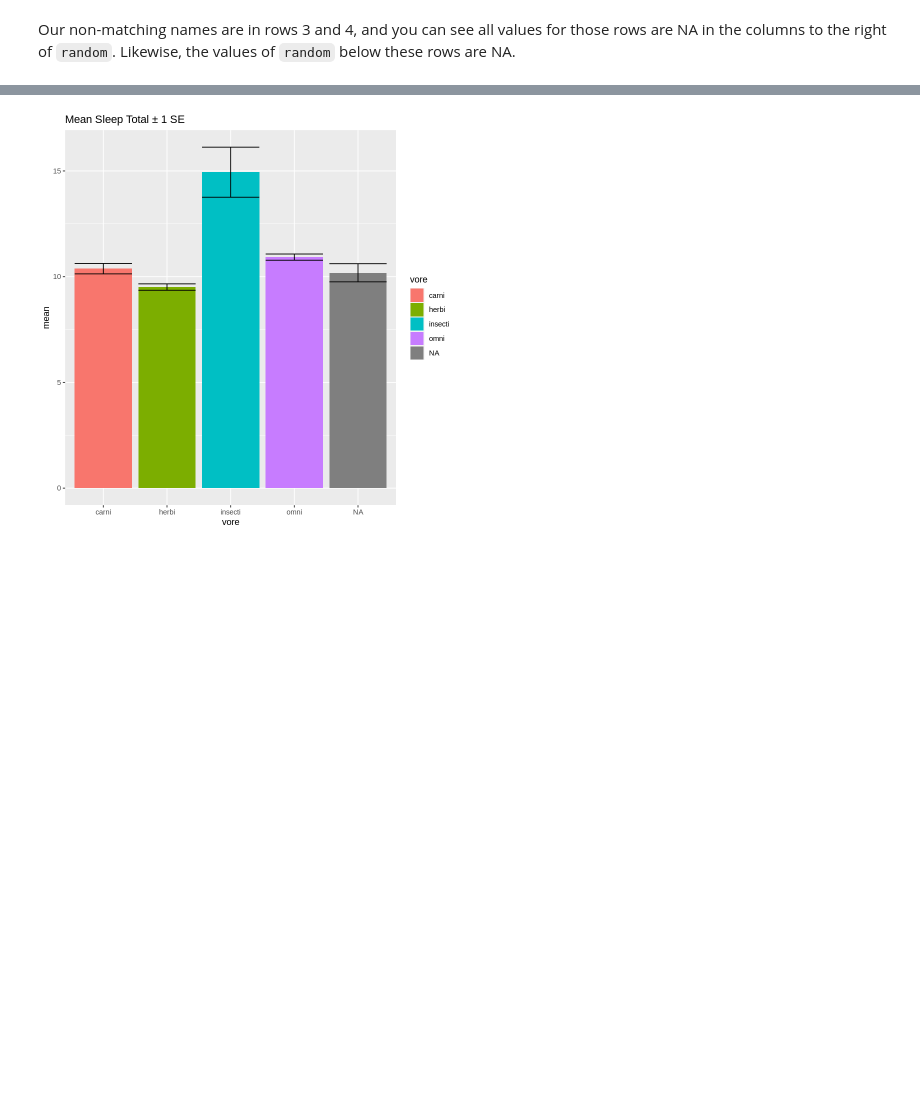
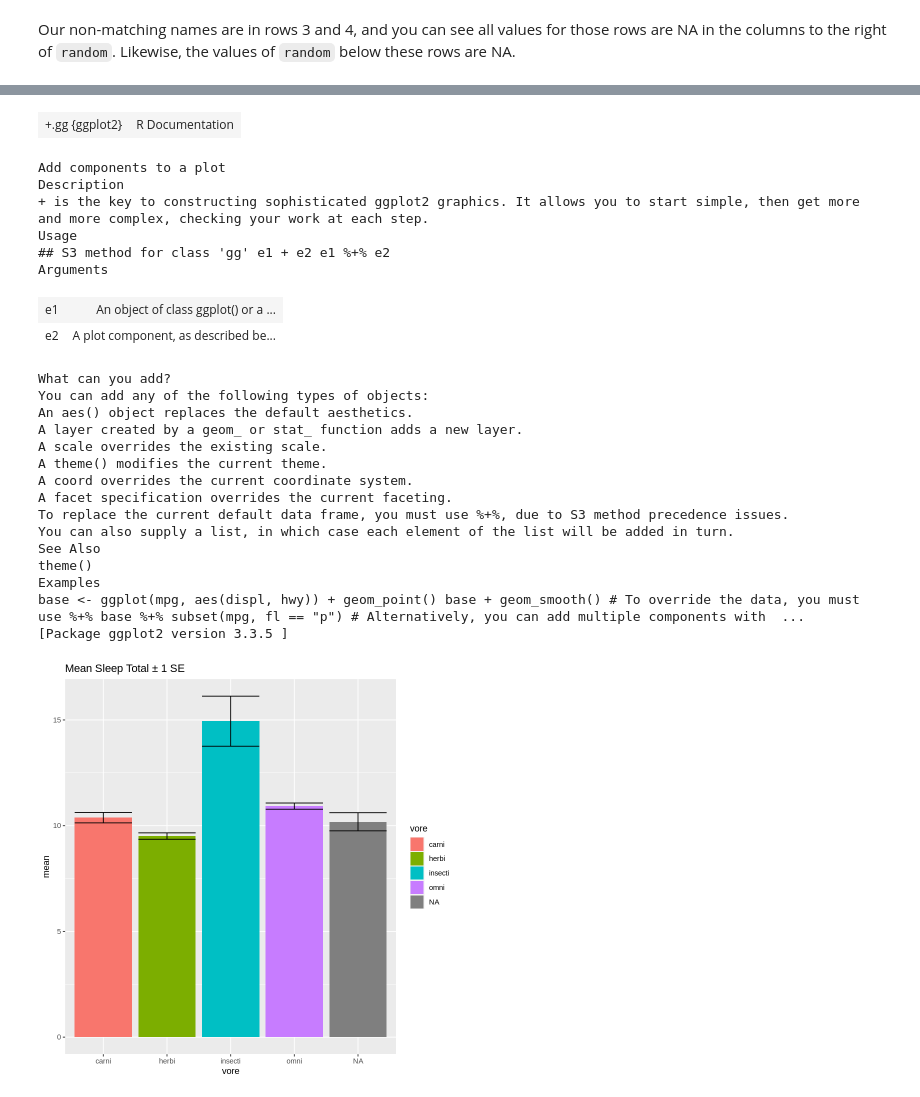
Before and after one commit to memphis-iis/datawhys-content-dplyr, a Jupyter notebook: 2022-04-03-dplyr-intro.ipynb, the cells around one changed output, grey strips where cells are left out. Cells and saved outputs as stored; diff of their text form; code cells hidden in the pictures; blank space fills up the shorter version.

```diff
--- a/2022-04-03-dplyr-intro.ipynb
+++ b/2022-04-03-dplyr-intro.ipynb
@@ -1227,3 +1253,30 @@ Likewise, the values of `random` below these rows are NA.
+# %%
+help("+.gg")
+# %% [output]
+| +.gg {ggplot2} | R Documentation |
+Add components to a plot
+Description
++ is the key to constructing sophisticated ggplot2 graphics. It allows you to start simple, then get more and more complex, checking your work at each step.
+Usage
+## S3 method for class 'gg' e1 + e2 e1 %+% e2
+Arguments
+| e1 | An object of class ggplot() or a ... |
+| e2 | A plot component, as described be... |
+What can you add?
+You can add any of the following types of objects:
+An aes() object replaces the default aesthetics.
+A layer created by a geom_ or stat_ function adds a new layer.
+A scale overrides the existing scale.
+A theme() modifies the current theme.
+A coord overrides the current coordinate system.
+A facet specification overrides the current faceting.
+To replace the current default data frame, you must use %+%, due to S3 method precedence issues.
+You can also supply a list, in which case each element of the list will be added in turn.
+See Also
+theme()
+Examples
+base <- ggplot(mpg, aes(displ, hwy)) + geom_point() base + geom_smooth() # To override the data, you must use %+% base %+% subset(mpg, fl == "p") # Alternatively, you can add multiple components with  ...
+[Package ggplot2 version 3.3.5 ]
 # %%
 library(ggplot2)
 dataframe %>%
```
Also changed, not shown: parts of 5 cells of this notebook.
